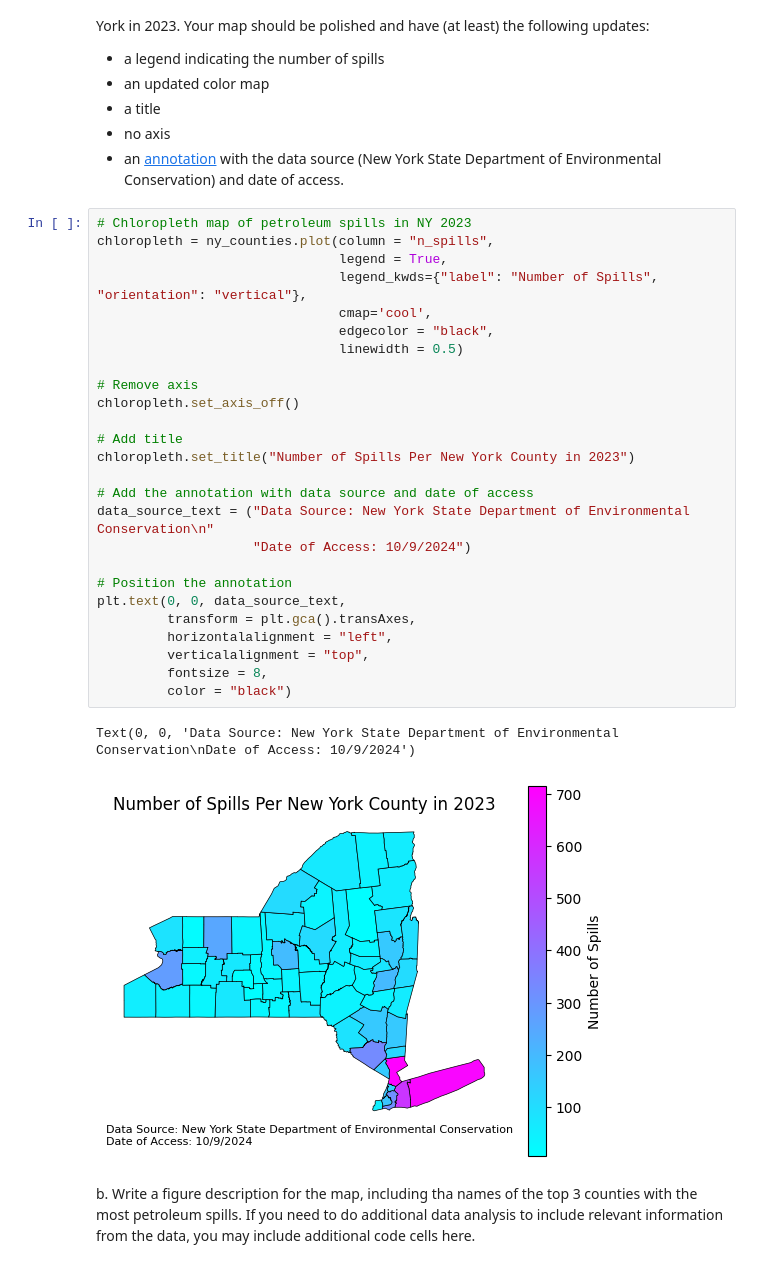
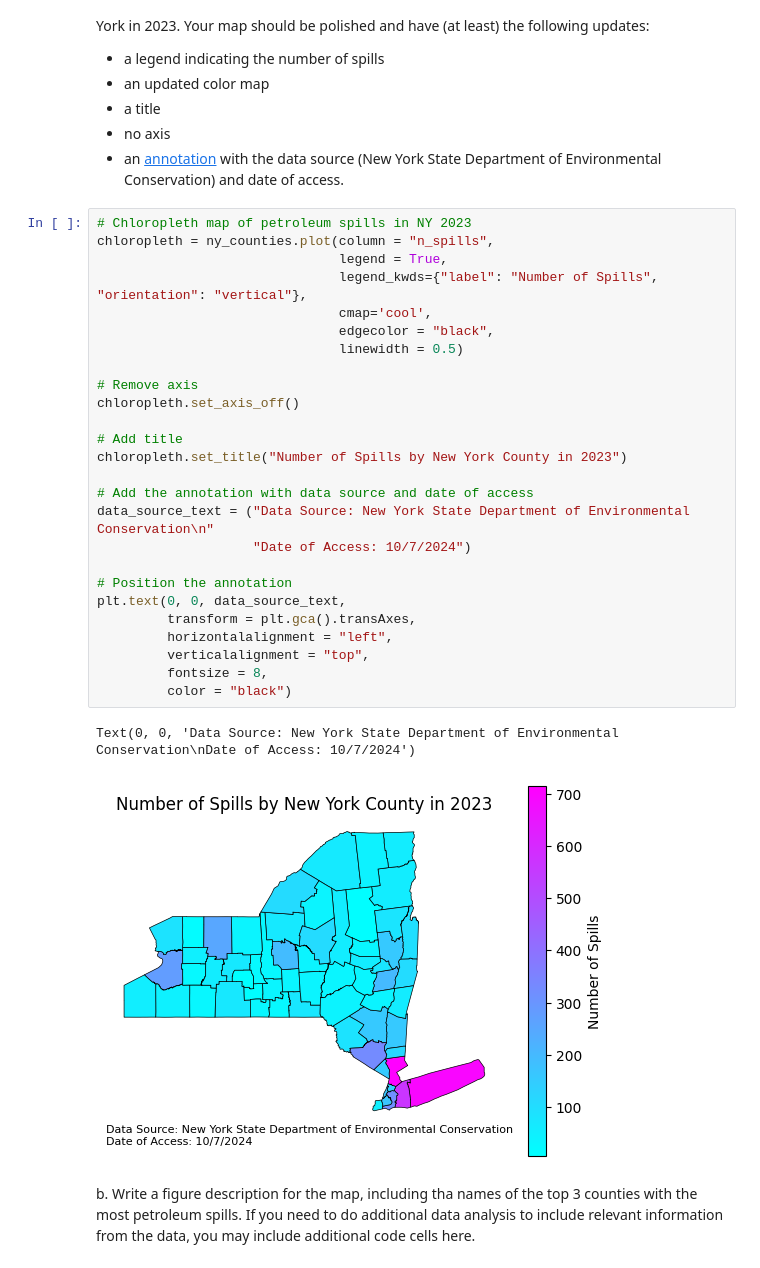
Before and after one commit to matteo-torres/eds220-hwk3, a Jupyter notebook: hwk3-task2-oil-spills.ipynb, the cells around one changed output. Cells and saved outputs as stored; diff of their text form.

```diff
--- a/hwk3-task2-oil-spills.ipynb
+++ b/hwk3-task2-oil-spills.ipynb
@@ -586,32 +593,32 @@ Your map should be polished and have (at least) the following updates:
 # %%
 # Chloropleth map of petroleum spills in NY 2023
 chloropleth = ny_counties.plot(column = "n_spills",
                                legend = True,
                                legend_kwds={"label": "Number of Spills", "orientation": "vertical"},
                                cmap='cool',
                                edgecolor = "black",
                                linewidth = 0.5)
 
 # Remove axis
 chloropleth.set_axis_off()
 
 # Add title
-chloropleth.set_title("Number of Spills Per New York County in 2023")
+chloropleth.set_title("Number of Spills by New York County in 2023")
 
 # Add the annotation with data source and date of access
 data_source_text = ("Data Source: New York State Department of Environmental Conservation\n"
-                    "Date of Access: 10/9/2024")
+                    "Date of Access: 10/7/2024")
 
 # Position the annotation
 plt.text(0, 0, data_source_text,
          transform = plt.gca().transAxes,
          horizontalalignment = "left",
          verticalalignment = "top",
          fontsize = 8,
          color = "black")
 # %% [output]
-Text(0, 0, 'Data Source: New York State Department of Environmental Conservation\nDate of Access: 10/9/2024')
+Text(0, 0, 'Data Source: New York State Department of Environmental Conservation\nDate of Access: 10/7/2024')
-[figure, old version]
+[figure, new version]
 # %% [markdown]
 <!-- END QUESTION -->
 
```
Also changed, not shown: parts of 18 cells of this notebook.
